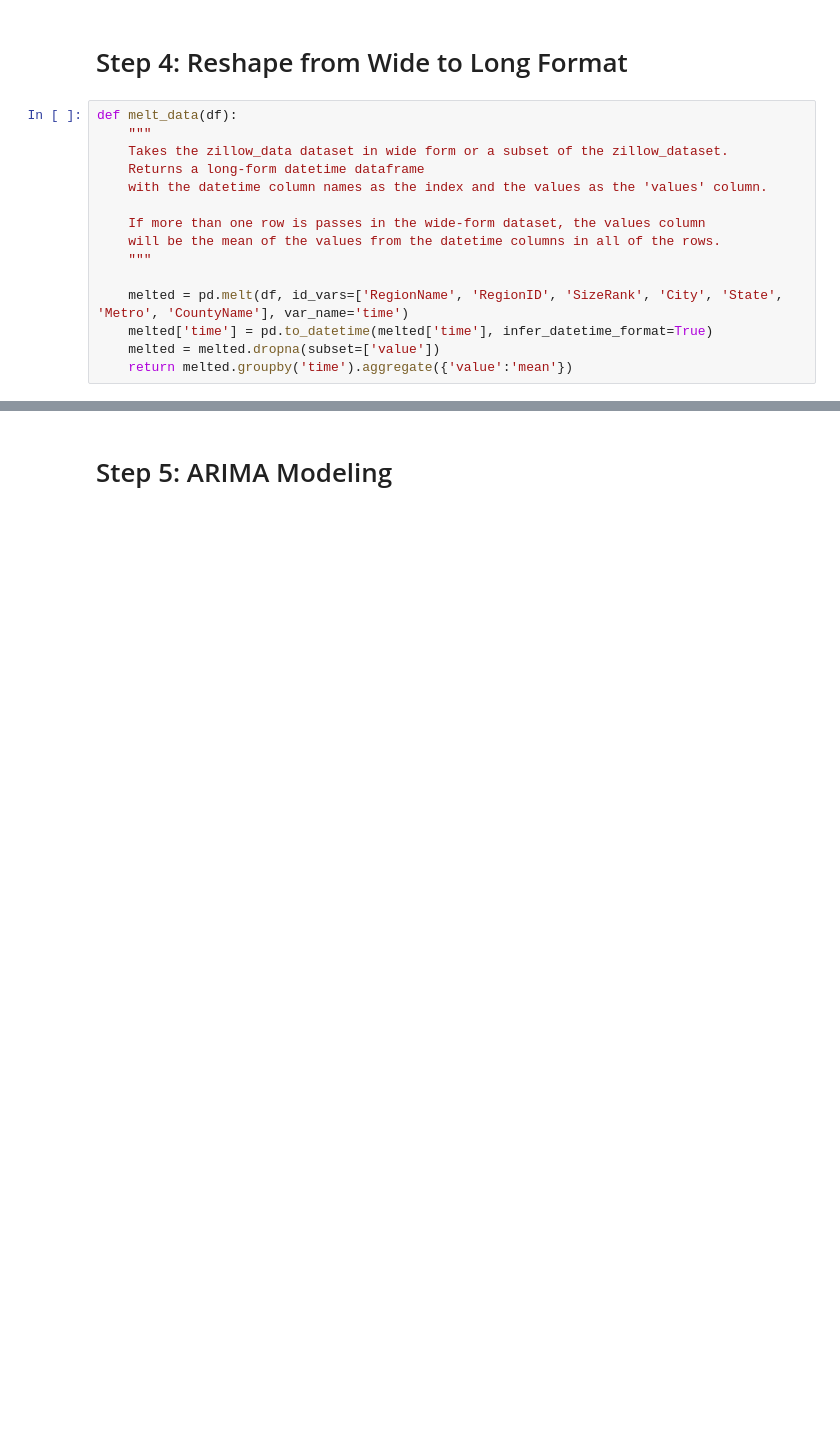
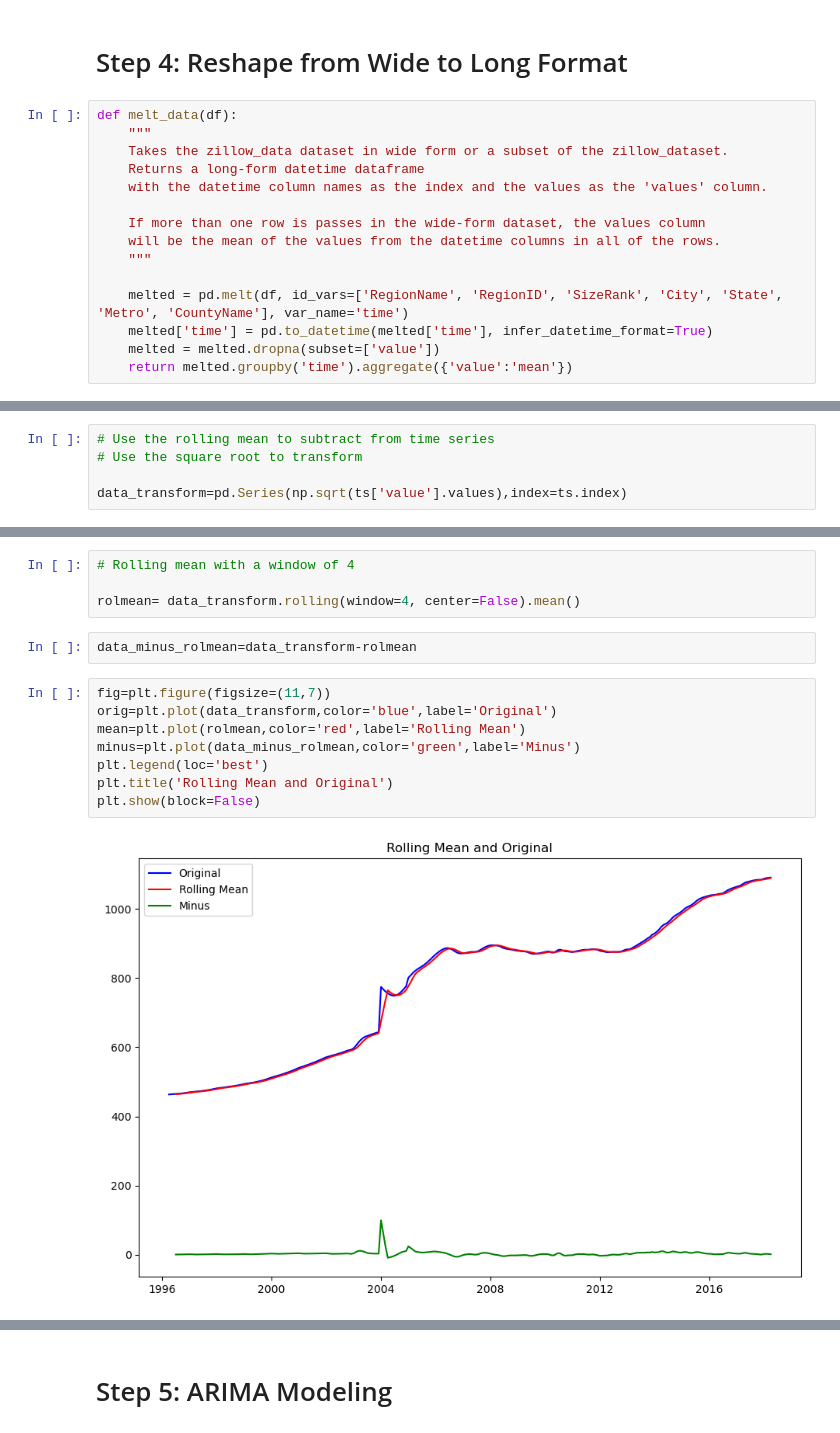
Before and after one commit to hannahdallas/zillow_time_series_model, a Jupyter notebook: notebook.ipynb, the cells around one changed output, grey strips where cells are left out. Drawn from its saved outputs; the diff is of its cells as text; blank space fills up the shorter version.

Commit message:
Made stationary series

```diff
--- a/notebook.ipynb
+++ b/notebook.ipynb
@@ -149,0 +239,5 @@ melt_data(df)
+# %%
+# Use the rolling mean to subtract from time series
+# Use the square root to transform
+
+data_transform=pd.Series(np.sqrt(ts['value'].values),index=ts.index)
@@ -149,0 +254,16 @@ melt_data(df)
+# %%
+# Rolling mean with a window of 4
+
+rolmean= data_transform.rolling(window=4, center=False).mean()
+# %%
+data_minus_rolmean=data_transform-rolmean
+# %%
+fig=plt.figure(figsize=(11,7))
+orig=plt.plot(data_transform,color='blue',label='Original')
+mean=plt.plot(rolmean,color='red',label='Rolling Mean')
+minus=plt.plot(data_minus_rolmean,color='green',label='Minus')
+plt.legend(loc='best')
+plt.title('Rolling Mean and Original')
+plt.show(block=False)
+# %% [output]
+[figure, added]
```
Also changed, not shown: parts of 31 cells of this notebook.
